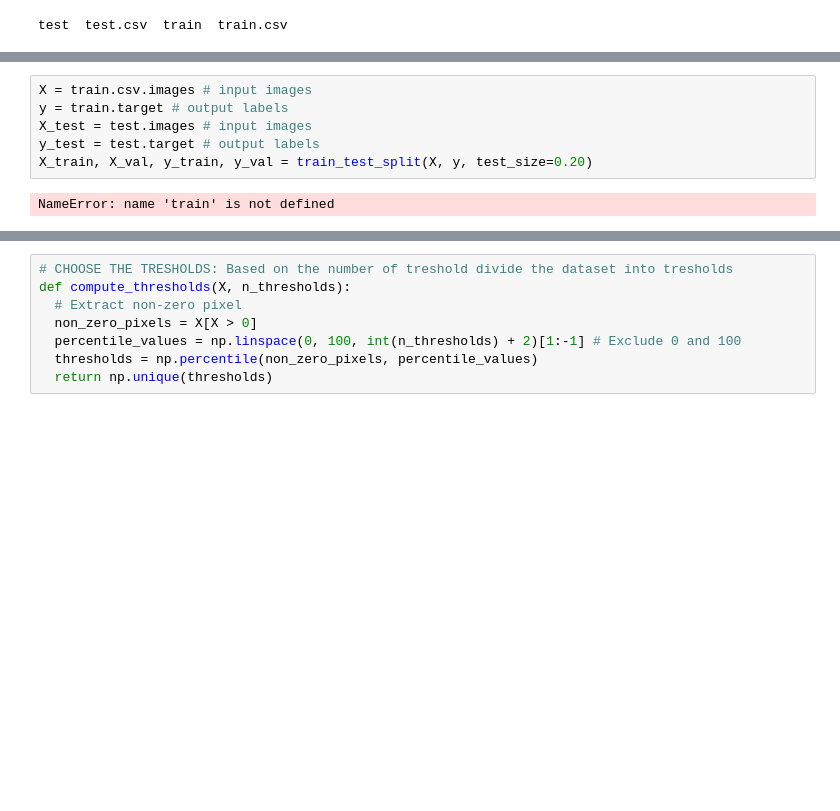
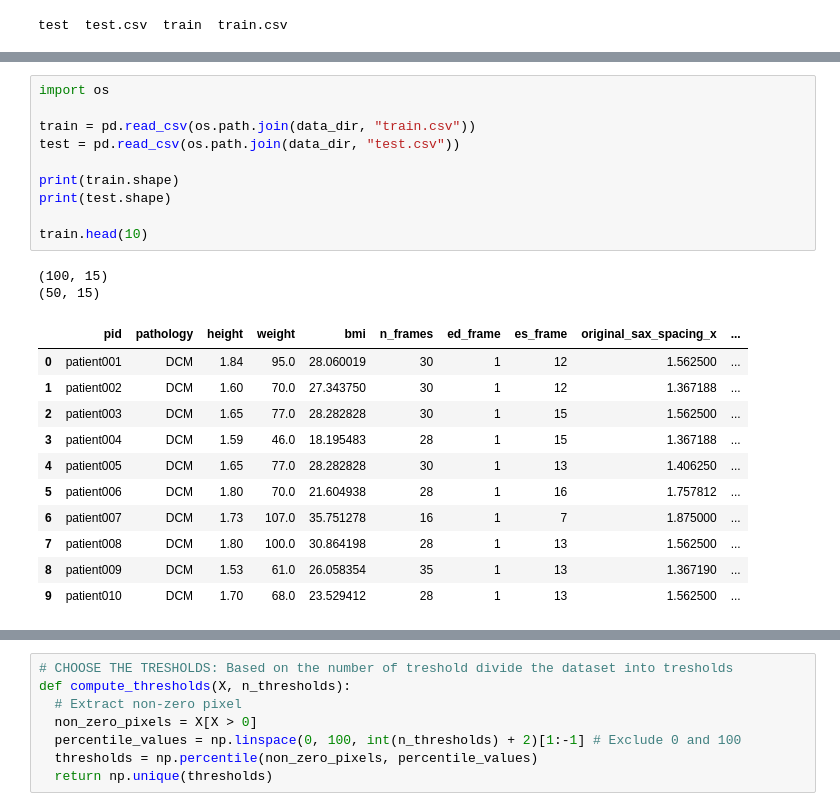
Before and after one commit to Lobnaait/SEARCH_Lobna_Tsetline_CMRI, a Jupyter notebook: Tsetline_ACDCdataset.ipynb, the cells around one changed output, grey strips where cells are left out. Drawn from its saved outputs; the diff is of its cells as text; blank space fills up the shorter version.

```diff
--- a/Tsetline_ACDCdataset.ipynb
+++ b/Tsetline_ACDCdataset.ipynb
@@ -29,8 +36,24 @@ NameError: name 'train' is not defined
-# %%
-X = train.csv.images # input images
-y = train.target # output labels
-X_test = test.images # input images
-y_test = test.target # output labels
-X_train, X_val, y_train, y_val = train_test_split(X, y, test_size=0.20)
-# %% [output]
-NameError: name 'train' is not defined
+# %%
+import os
+
+train = pd.read_csv(os.path.join(data_dir, "train.csv"))
+test = pd.read_csv(os.path.join(data_dir, "test.csv"))
+
+print(train.shape)
+print(test.shape)
+
+train.head(10)
+# %% [output]
+(100, 15)
+(50, 15)
+|  | pid | pathology | height | weight | bmi | n_frames | ed_frame | es_frame | original_sax_spacing_x | ... |
+| 0 | patient001 | DCM | 1.84 | 95.0 | 28.060019 | 30 | 1 | 12 | 1.562500 | ... |
+| 1 | patient002 | DCM | 1.60 | 70.0 | 27.343750 | 30 | 1 | 12 | 1.367188 | ... |
+| 2 | patient003 | DCM | 1.65 | 77.0 | 28.282828 | 30 | 1 | 15 | 1.562500 | ... |
+| 3 | patient004 | DCM | 1.59 | 46.0 | 18.195483 | 28 | 1 | 15 | 1.367188 | ... |
+| 4 | patient005 | DCM | 1.65 | 77.0 | 28.282828 | 30 | 1 | 13 | 1.406250 | ... |
+| 5 | patient006 | DCM | 1.80 | 70.0 | 21.604938 | 28 | 1 | 16 | 1.757812 | ... |
+| 6 | patient007 | DCM | 1.73 | 107.0 | 35.751278 | 16 | 1 | 7 | 1.875000 | ... |
+| 7 | patient008 | DCM | 1.80 | 100.0 | 30.864198 | 28 | 1 | 13 | 1.562500 | ... |
+| 8 | patient009 | DCM | 1.53 | 61.0 | 26.058354 | 35 | 1 | 13 | 1.367190 | ... |
+| 9 | patient010 | DCM | 1.70 | 68.0 | 23.529412 | 28 | 1 | 13 | 1.562500 | ... |
```
Also changed, not shown: parts of 3 cells of this notebook.
